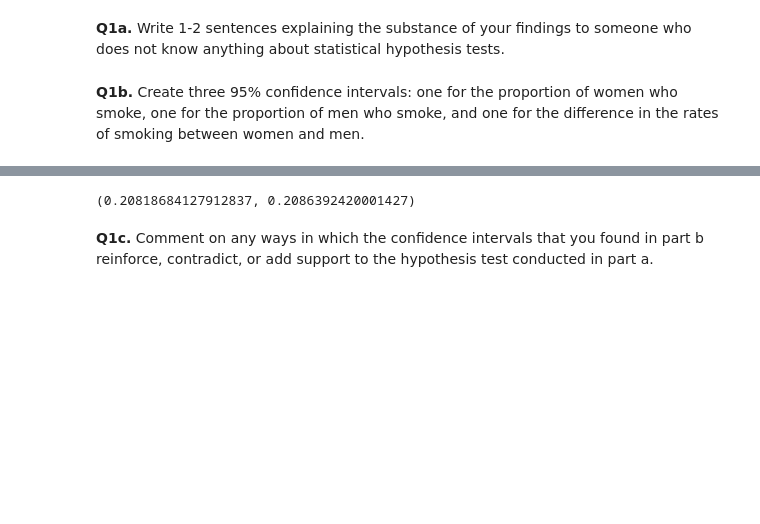
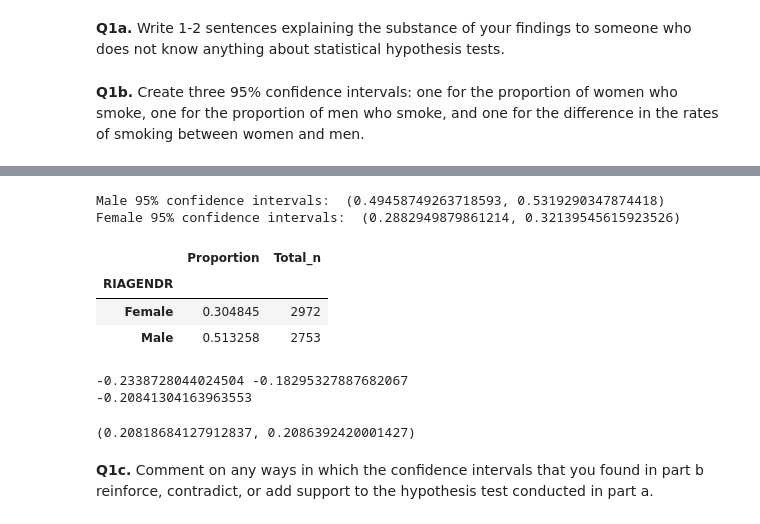
Before and after one commit to aktumut/Strive_School, a Jupyter notebook: Maths_and_Statistic_(Module_2)/Day_7_P-value and Confidence Interval/02_hypothesis_test_practice.ipynb, the cells around one changed output, grey strips where cells are left out. Saved outputs shown, nothing was run; the diff lists cells and outputs as text; code cells hidden in the pictures; blank space fills up the shorter version.

```diff
--- a/Maths_and_Statistic_(Module_2)/Day_7_P-value and Confidence Interval/02_hypothesis_test_practice.ipynb
+++ b/Maths_and_Statistic_(Module_2)/Day_7_P-value and Confidence Interval/02_hypothesis_test_practice.ipynb
@@ -148,3 +158,40 @@ Females
+# %%
+#Building confidence intervals manually
+print("Male 95% confidence intervals: ",sm.stats.proportion_confint(1413, 1413+1340))
+print("Female 95% confidence intervals: ",sm.stats.proportion_confint(906, 2066+906))
+# %% [output]
+Male 95% confidence intervals:  (0.49458749263718593, 0.5319290347874418)
+Female 95% confidence intervals:  (0.2882949879861214, 0.32139545615923526)
+# %%
+dz = dx.groupby(dx.RIAGENDR).agg({"SMQ020": [lambda x: np.mean(x=="Yes"), np.size]})
+dz.columns = ["Proportion", "Total_n"]
+dz
+# %% [output]
+|  | Proportion | Total_n |
+| RIAGENDR |  |  |
+| Female | 0.304845 | 2972 |
+| Male | 0.513258 | 2753 |
+# %%
+p = dz.Proportion.Female # Female proportion
+n = dz.Total_n.Female # Total number of females
+se_female = np.sqrt(p * (1 - p) / n)
+
+
+p = dz.Proportion.Male # Male proportion
+n = dz["Total_n"].Male # Total number of males
+se_male = np.sqrt(p * (1 - p) / n)
+
+
+se_diff = np.sqrt(se_female**2 + se_male**2)
+
+d = dz.Proportion.Female - dz.Proportion.Male
+lcb = d - 2*se_diff
+ucb = d + 2*se_diff
+print(lcb, ucb)
+print( d)
+# %% [output]
+-0.2338728044024504 -0.18295327887682067
+-0.20841304163963553
 # %%
 # Building confidence interval for difference
 # %% [output]
```
Also changed, not shown: parts of 5 cells of this notebook.
